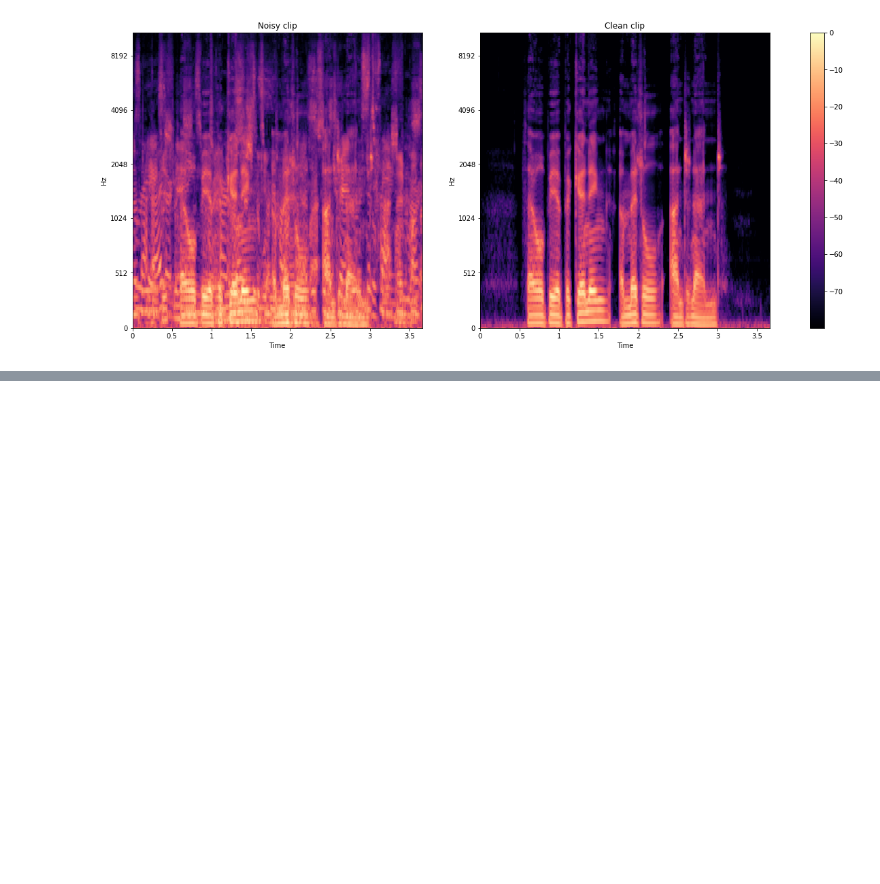
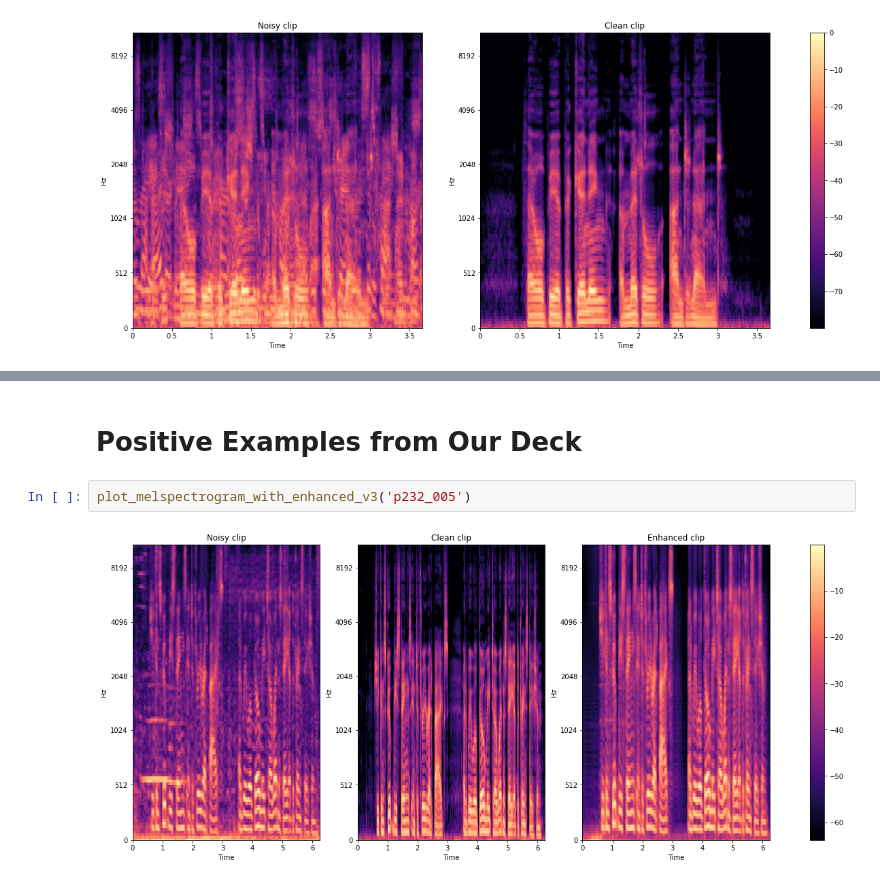
Before and after one commit to chrispmaag/pulseaudio_speech_enhancement, a Jupyter notebook: notebooks/spectogram.ipynb, the cells around one changed output, grey strips where cells are left out. Drawn from its saved outputs; the diff is of its cells as text; blank space fills up the shorter version.

```diff
--- a/notebooks/spectogram.ipynb
+++ b/notebooks/spectogram.ipynb
@@ -45,0 +223,6 @@ plot_melspectrogram(
+# %% [markdown]
+# Positive Examples from Our Deck
+# %%
+plot_melspectrogram_with_enhanced_v3('p232_005')
+# %% [output]
+[figure, added]
```
Also changed, not shown: parts of 24 cells of this notebook.
